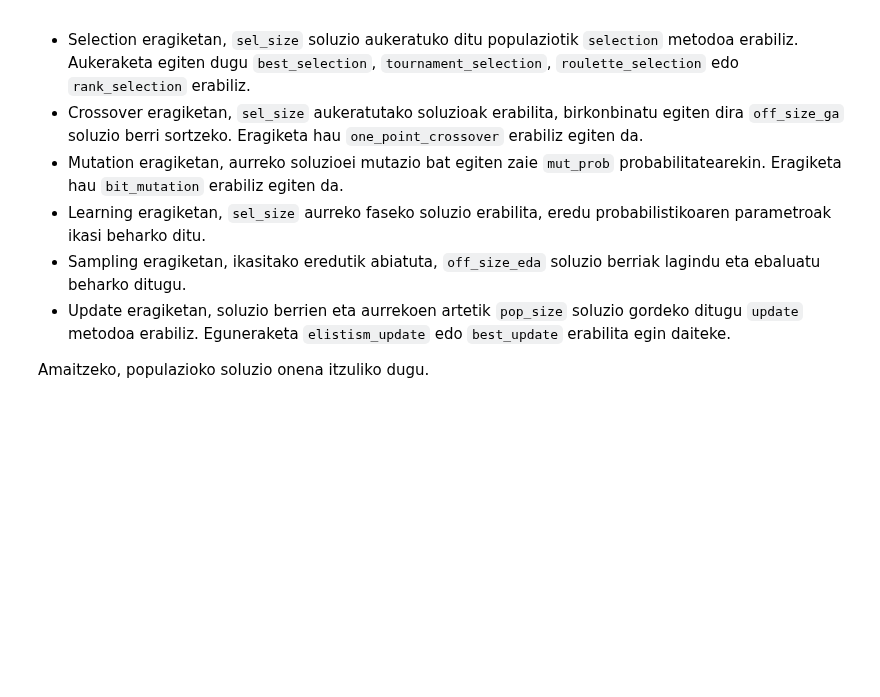
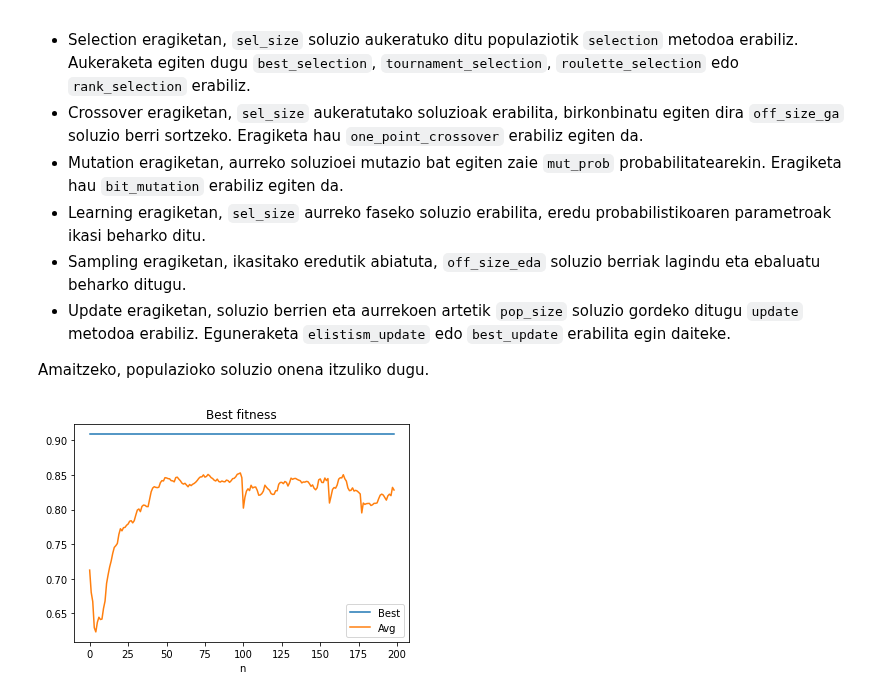
Before and after one commit to juletx/community-detection, a Jupyter notebook: notebooks/CDP_2_fasea_Ikasle.ipynb, the cells around one changed output. Saved outputs shown, nothing was run; the diff lists cells and outputs as text; code cells hidden in the pictures; blank space fills up the shorter version.

```diff
--- a/notebooks/CDP_2_fasea_Ikasle.ipynb
+++ b/notebooks/CDP_2_fasea_Ikasle.ipynb
@@ -1174,6 +1197,7 @@ com_count = 50
 pop_size = 50
 sel_size = 25
 off_size = 50
+mut_prob = 0.01
 size = G.number_of_nodes()
 # %% [markdown]
 #### Random
@@ -1916,13 +1940,20 @@ Gero, hainbat iterazio egingo ditugu ebaluazio kopuru maximora iritsi arte.
 * Update eragiketan, soluzio berrien eta aurrekoen artetik `pop_size` soluzio gordeko ditugu `update` metodoa erabiliz. Eguneraketa `elistism_update` edo `best_update` erabilita egin daiteke.
 
 Amaitzeko, populazioko soluzio onena itzuliko dugu.
+# %%
+def average_fitness(evaluation):
+    list_fit = [sol[0] for sol in evaluation]
+    avg_fit = sum(list_fit) / len(list_fit)
+    return avg_fit
 # %%
 def GA_EDA(G, max_evals, com_count, pop_size, sel_size, off_size_ga, off_size_eda, mut_prob, population, selection, update, crossover, mutation):
     size = G.number_of_nodes()
     pop = population(pop_size, size, com_count)
     evals, prev_evals = 0, 0
     evaluation, evals = evaluate(G, pop, evals)
-    #print_evaluation(evaluation)
+    # print_evaluation(evaluation)
+    list_best_fit = []
+    list_avg_fit = []
     pbar = tqdm(total=max_evals, position=0, leave=True)
     while evals < max_evals:
         selected = selection(evaluation, sel_size)
@@ -1934,8 +1965,12 @@ def GA_EDA(G, max_evals, com_count, pop_size, sel_size, off_size_ga, off_size_ed
         new_eval_eda, evals = evaluate(G, new_pop_eda, evals)
         new_evaluation = new_eval_ga + new_eval_eda
         evaluation = update(evaluation, new_evaluation, pop_size)
-        #print()
-        #print_evaluation(evaluation)
+        best_fitness = best_selection(evaluation, 1)[0][0]
+        avg_fitness = average_fitness(evaluation)
+        list_best_fit.append(best_fitness)
+        list_avg_fit.append(avg_fitness)
+        # print()
+        # print_evaluation(evaluation)
         pbar.update(evals - prev_evals)
         prev_evals = evals
     pbar.close()
@@ -1943,7 +1978,7 @@ def GA_EDA(G, max_evals, com_count, pop_size, sel_size, off_size_ga, off_size_ed
     sorted_evaluation = sorted(evaluation, key=lambda x: x[0], reverse=True)
     best_fitness = sorted_evaluation[0][0]
     best_solution = sorted_evaluation[0][1]
-    return best_fitness, best_solution, evals
+    return best_fitness, best_solution, evals, list_best_fit, list_avg_fit
 # %%
 max_evals = 10000
 com_count = 50
@@ -1956,6 +1991,18 @@ population = louvain_population
 selection = rank_selection
 update = elitism_update
 crossover = one_point_crossover
-mutation = flip_mutation
-best_fitness, best_solution, evals = GA_EDA(G, max_evals, com_count, pop_size, sel_size, off_size_ga, off_size_eda, mut_prob, population, selection, update, crossover, mutation)
-print(best_fitness, best_solution)
+mutation = bit_mutation
+best_fitness, best_solution, evals, list_best_fit, list_avg_fit = \
+    GA_EDA(G, max_evals, com_count, pop_size, sel_size, off_size_ga, off_size_eda, mut_prob, population, selection, update, crossover, mutation)
+# %%
+# Datuak gordetzeko egitura
+list_iters = range(len(list_best_fit))
+datuak = pd.DataFrame({"n": list_iters, "Best": list_best_fit, "Avg": list_avg_fit})
+
+#Irudikatu emaitzak plot batean.
+ax = plt.gca()
+datuak.plot(kind='line', x='n', y='Best', ax=ax, title='Best fitness')
+datuak.plot(kind='line', x='n', y='Avg', ax=ax, title='Best fitness')
+plt.show()
+# %% [output]
+[figure, added]
```
Also changed, not shown: parts of 42 cells of this notebook, 4 other files.
